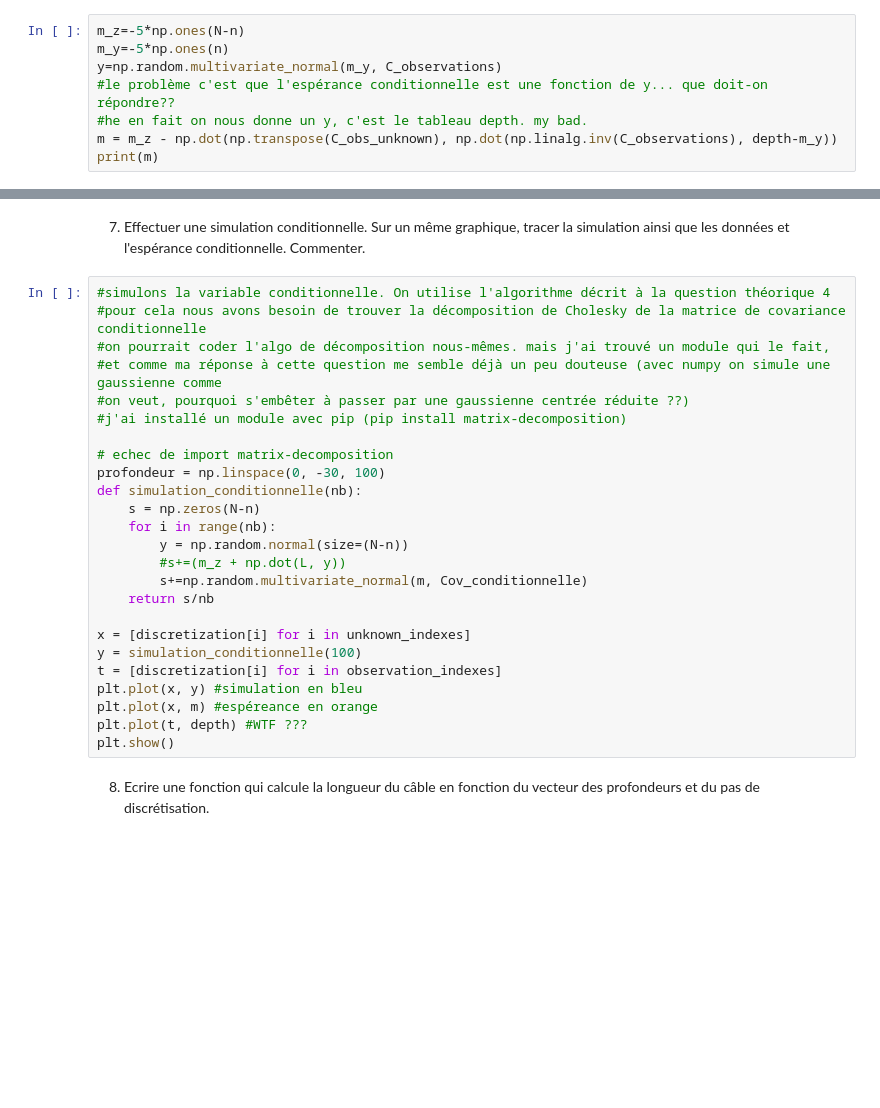
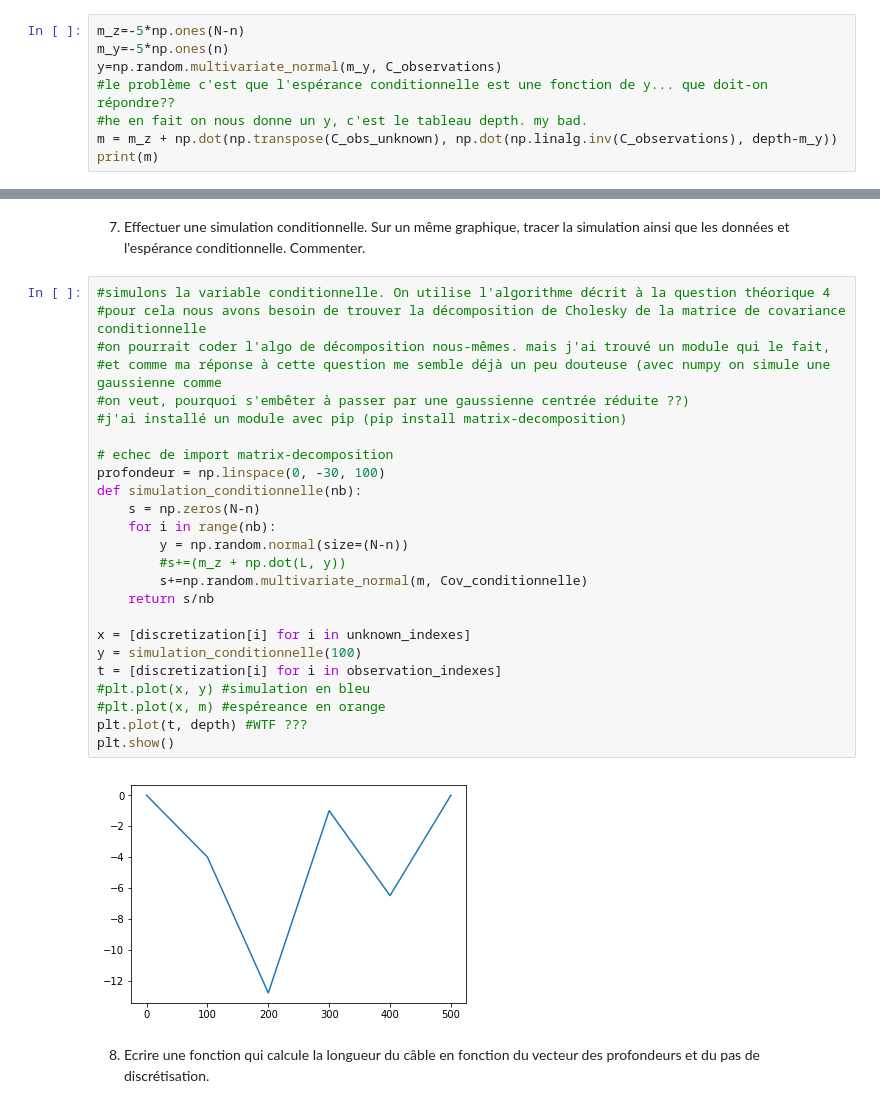
Before and after one commit to MaudRouxSalembien/Probabilites, a Jupyter notebook: Projet numérique de Probabilités.ipynb, the cells around one changed output, grey strips where cells are left out. Drawn from its saved outputs; the diff is of its cells as text; blank space fills up the shorter version.

```diff
--- a/Projet numérique de Probabilités.ipynb
+++ b/Projet numérique de Probabilités.ipynb
@@ -181,5 +175,5 @@ m_y=-5*np.ones(n)
 y=np.random.multivariate_normal(m_y, C_observations)
 #le problème c'est que l'espérance conditionnelle est une fonction de y... que doit-on répondre??
 #he en fait on nous donne un y, c'est le tableau depth. my bad.
-m = m_z - np.dot(np.transpose(C_obs_unknown), np.dot(np.linalg.inv(C_observations), depth-m_y))
+m = m_z + np.dot(np.transpose(C_obs_unknown), np.dot(np.linalg.inv(C_observations), depth-m_y))
 print(m)
@@ -205,28 +224,30 @@ plt.show()
 # %%
 #simulons la variable conditionnelle. On utilise l'algorithme décrit à la question théorique 4
 #pour cela nous avons besoin de trouver la décomposition de Cholesky de la matrice de covariance conditionnelle
 #on pourrait coder l'algo de décomposition nous-mêmes. mais j'ai trouvé un module qui le fait,
 #et comme ma réponse à cette question me semble déjà un peu douteuse (avec numpy on simule une gaussienne comme
 #on veut, pourquoi s'embêter à passer par une gaussienne centrée réduite ??)
 #j'ai installé un module avec pip (pip install matrix-decomposition)
 
 # echec de import matrix-decomposition
 profondeur = np.linspace(0, -30, 100)
 def simulation_conditionnelle(nb):
     s = np.zeros(N-n)
     for i in range(nb):
         y = np.random.normal(size=(N-n))
         #s+=(m_z + np.dot(L, y))
         s+=np.random.multivariate_normal(m, Cov_conditionnelle)
     return s/nb
 
 x = [discretization[i] for i in unknown_indexes]
 y = simulation_conditionnelle(100)
 t = [discretization[i] for i in observation_indexes]
-plt.plot(x, y) #simulation en bleu
-plt.plot(x, m) #espéreance en orange
+#plt.plot(x, y) #simulation en bleu
+#plt.plot(x, m) #espéreance en orange
 plt.plot(t, depth) #WTF ???
 plt.show()
+# %% [output]
+[figure, added]
 # %% [markdown]
 
 8. Ecrire une fonction qui calcule la longueur du câble en fonction du vecteur des profondeurs et du pas de discrétisation.
```
Also changed, not shown: parts of 5 cells of this notebook.
